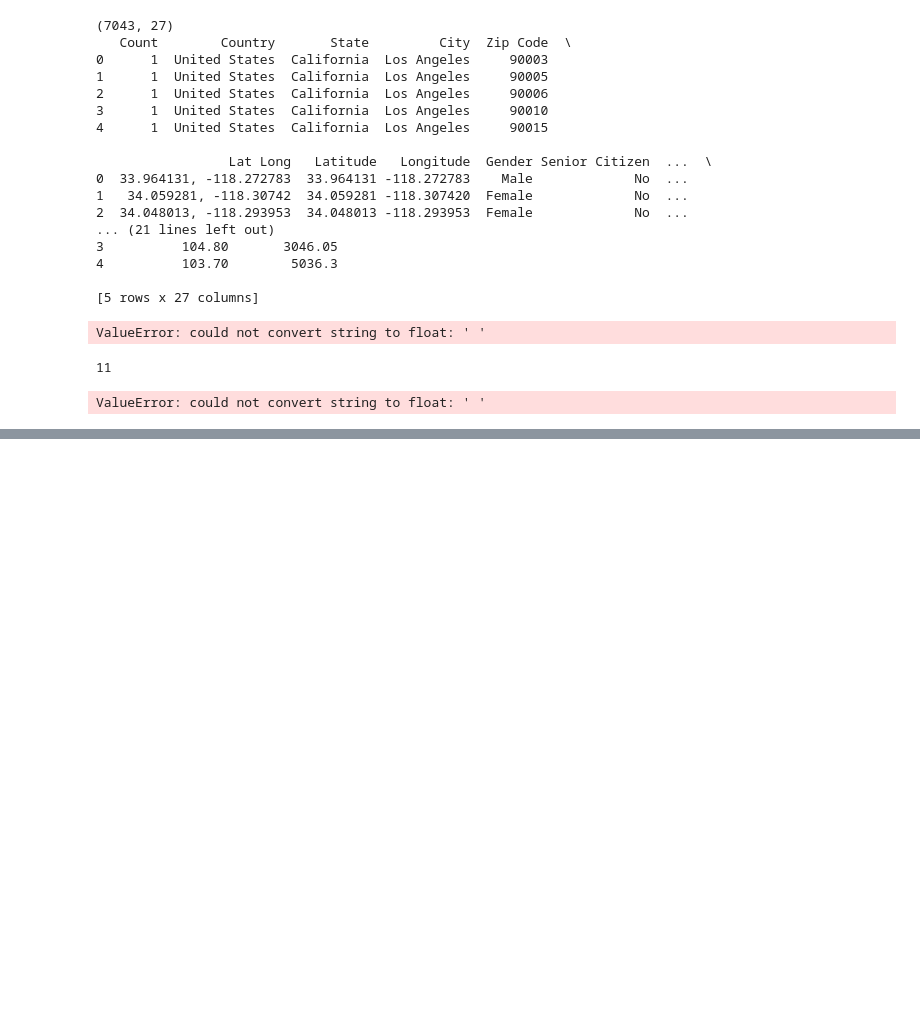
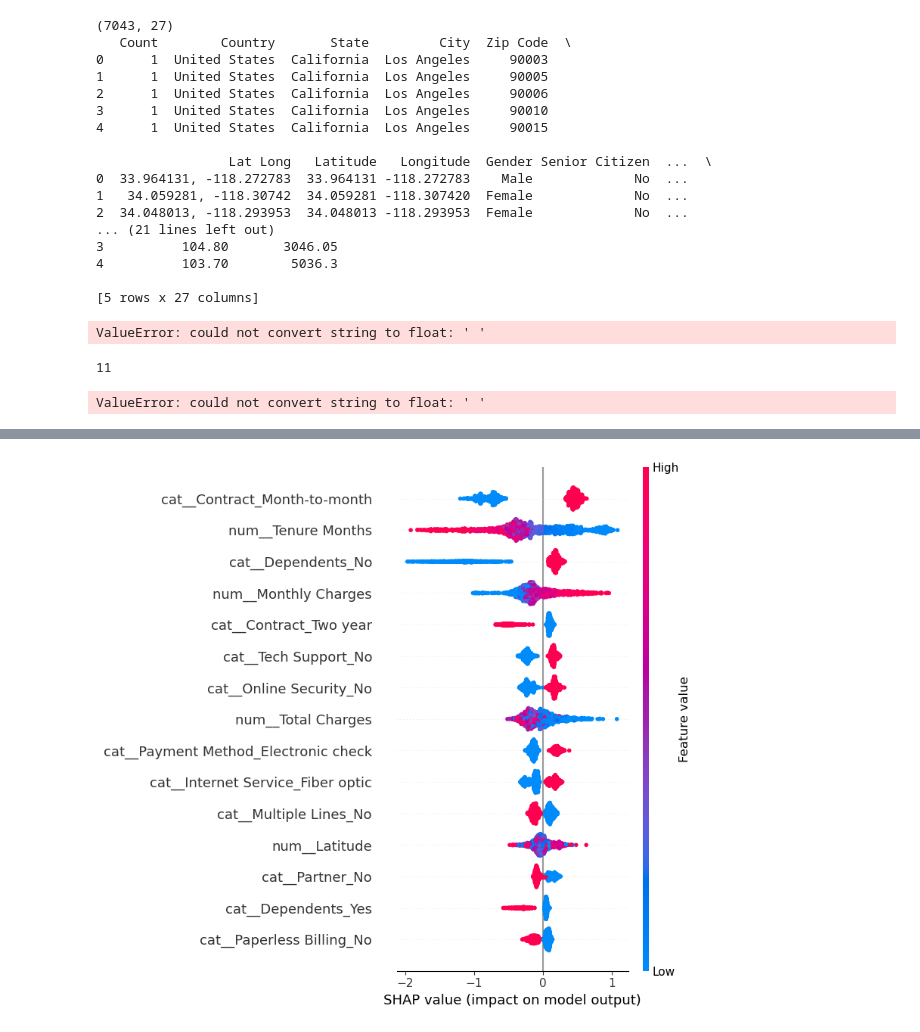
Before and after one commit to RATHICK2951/Data-Analytics---Batch10-, a Jupyter notebook: Notebook/SHAP.ipynb, the cells around one changed output, grey strips where cells are left out. Cells and saved outputs as stored; diff of their text form; code cells hidden in the pictures; blank space fills up the shorter version.

```diff
--- a/Notebook/SHAP.ipynb
+++ b/Notebook/SHAP.ipynb
@@ -147,0 +318,8 @@ ValueError: could not convert string to float: ' '
+# %%
+shap.summary_plot(
+    shap_values,
+    X_test_named,
+    max_display=15
+)
+# %% [output]
+[figure, added]
```
Also changed, not shown: parts of 34 cells of this notebook.
